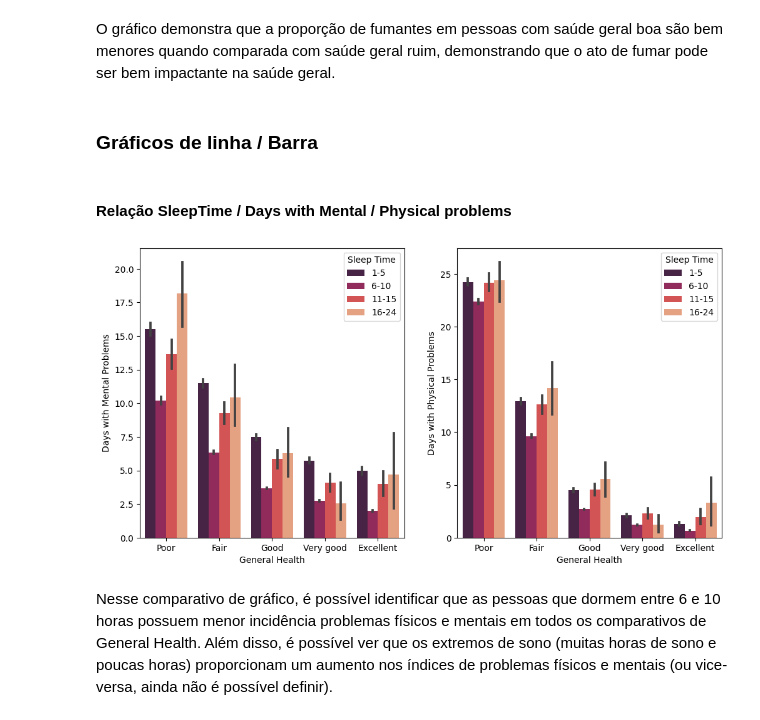
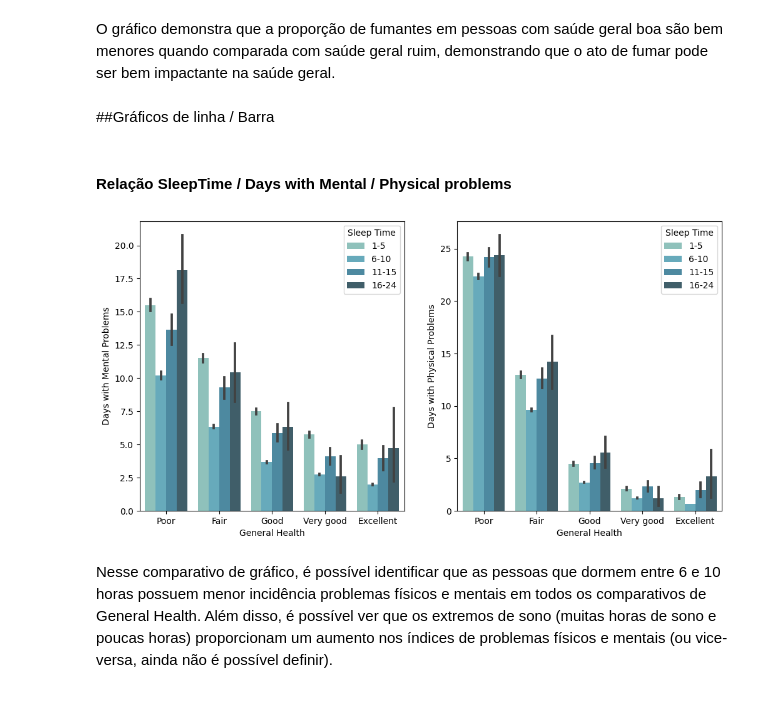
Before and after one commit to samueljos3/ProjetoHeartDisease, a Jupyter notebook: ProjetoHeartDisease.ipynb, the cells around one changed output. Cells and saved outputs as stored; diff of their text form; code cells hidden in the pictures.

```diff
--- a/ProjetoHeartDisease.ipynb
+++ b/ProjetoHeartDisease.ipynb
@@ -195,3 +193,23 @@ for i in df_numeric:
+# %%
+# Criando novas colunas que contêm valores binários em formato numérico.
+
+df['HeartDiseaseNUM'] = df['HeartDisease'].replace({"Yes": 1.0, "No": 0.0})
+df['SmokingNUM'] = df['Smoking'].replace({"Yes": 1.0, "No": 0.0})
+df['AlcoholDrinkingNUM'] = df['AlcoholDrinking'].replace({"Yes": 1.0, "No": 0.0})
+df['StrokeNUM'] = df['Stroke'].replace({"Yes": 1.0, "No": 0.0})
+df['DiffWalkingNUM'] = df['DiffWalking'].replace({"Yes": 1.0, "No": 0.0})
+df['PhysicalActivityNUM'] = df['PhysicalActivity'].replace({"Yes": 1.0, "No": 0.0})
+df['AsthmaNUM'] = df['Asthma'].replace({"Yes": 1.0, "No": 0.0})
+df['KidneyDiseaseNUM'] = df['KidneyDisease'].replace({"Yes": 1.0, "No": 0.0})
+df['SkinCancerNUM'] = df['SkinCancer'].replace({"Yes": 1.0, "No": 0.0})
+
+# Arredondando valores da faixa de idade
+df['AgeCategory'] = df['AgeCategory'].str.slice(stop=2).astype(int)
+
+# A coluna "Diabetic" possui valores diferentes das outras, assumimos que
+#"No, borderline diabetes" vale 0.0 e "Yes (during pregnancy)" vale 1.0
+
+df['DiabeticNUM'] = df['Diabetic'].replace({"Yes": 1.0, "No": 0.0, "No, borderline diabetes": 0.0, "Yes (during pregnancy)": 1.0})
 # %% [markdown]
 ### Conhecendo as frequências dos dados (Histogramas)
 # %%
@@ -255,40 +279,40 @@ plt.show()
 # %% [markdown]
 O gráfico demonstra que a proporção de fumantes em pessoas com saúde geral boa são bem menores quando comparada com saúde geral ruim, demonstrando que o ato de fumar pode ser bem impactante na saúde geral.
 # %% [markdown]
-### Gráficos de linha / Barra
+##Gráficos de linha / Barra
 # %% [markdown]
 #### Relação SleepTime / Days with Mental / Physical problems
 # %%
 # Categorizando os dados de SleepTime
 
 bins = [1, 5, 10, 15, 24]
 labels = ['1-5', '6-10', '11-15', '16-24']
 df['SleepTimeCat'] = pd.cut(df['SleepTime'], bins=bins, labels=labels)
 
 # Criando uma figura com dois eixos de plotagem
 fig, (ax1, ax2) = plt.subplots(ncols=2, figsize=(12, 6))
 
 # Plotando o primeiro gráfico no primeiro eixo de plotagem
-sns.barplot(data=df, x="GenHealthNUM", y="MentalHealth", hue="SleepTimeCat", alpha=1, palette="rocket", ax=ax1)
+sns.barplot(data=df, x="GenHealthNUM", y="MentalHealth", hue="SleepTimeCat", alpha=1, palette="GnBu_d", ax=ax1)
 ax1.legend(title="Sleep Time")
 ax1.set_xlabel("General Health")
 ax1.set_ylabel("Days with Mental Problems")
 
 ax1.set_xticks([0, 1, 2, 3, 4])
 ax1.set_xticklabels(["Poor", "Fair", "Good", "Very good", "Excellent"])
 
 # Plotando o segundo gráfico no segundo eixo de plotagem
-sns.barplot(data=df, x="GenHealthNUM", y="PhysicalHealth", hue="SleepTimeCat", palette="rocket", ax=ax2)
+sns.barplot(data=df, x="GenHealthNUM", y="PhysicalHealth", hue="SleepTimeCat", palette="GnBu_d", ax=ax2)
 ax2.legend(title="Sleep Time")
 ax2.set_xlabel("General Health")
 ax2.set_ylabel("Days with Physical Problems")
 
 ax2.set_xticks([0, 1, 2, 3, 4])
 ax2.set_xticklabels(["Poor", "Fair", "Good", "Very good", "Excellent"])
 
 plt.show()
 # %% [output]
-[figure, old version]
+[figure, new version]
 # %% [markdown]
 Nesse comparativo de gráfico, é possível identificar que as pessoas que dormem entre 6 e 10 horas possuem menor incidência problemas físicos e mentais em todos os comparativos de General Health.
 Além disso, é possível ver que os extremos de sono (muitas horas de sono e poucas horas) proporcionam um aumento nos índices de problemas físicos e mentais (ou vice-versa, ainda não é possível definir).
```
Also changed, not shown: parts of 40 cells of this notebook.
